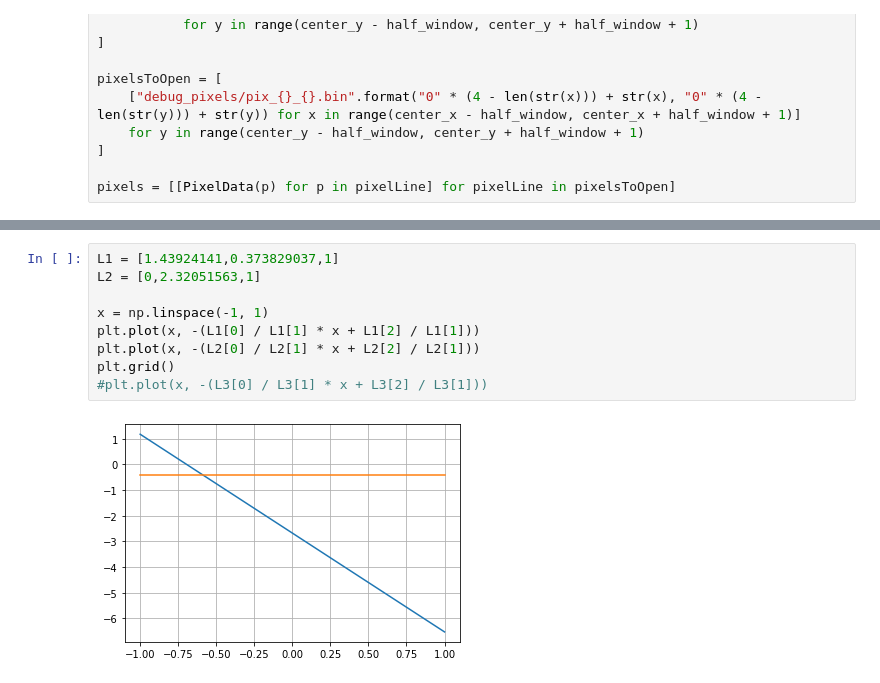
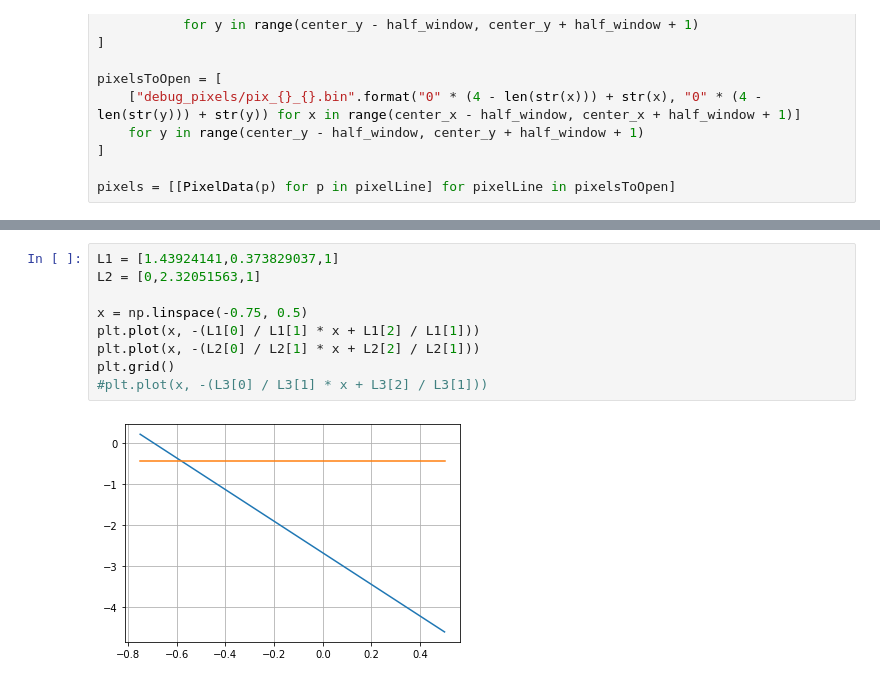
Before and after one commit to msu-graphics-group/scenes, a Jupyter notebook: sample_loader_app/debug_pixel.ipynb, the cells around one changed output, grey strips where cells are left out. Saved outputs shown, nothing was run; the diff lists cells and outputs as text.

```diff
--- a/sample_loader_app/debug_pixel.ipynb
+++ b/sample_loader_app/debug_pixel.ipynb
@@ -66,11 +66,11 @@ for (pix_line,line) in zip(reversed(pixels), reversed(coords)):
 # %%
 L1 = [1.43924141,0.373829037,1]
 L2 = [0,2.32051563,1]
 
-x = np.linspace(-1, 1)
+x = np.linspace(-0.75, 0.5)
 plt.plot(x, -(L1[0] / L1[1] * x + L1[2] / L1[1]))
 plt.plot(x, -(L2[0] / L2[1] * x + L2[2] / L2[1]))
 plt.grid()
 #plt.plot(x, -(L3[0] / L3[1] * x + L3[2] / L3[1]))
 # %% [output]
-[figure, old version]
+[figure, new version]
```
Also changed, not shown: parts of 1 cell of this notebook, 1 other file.
